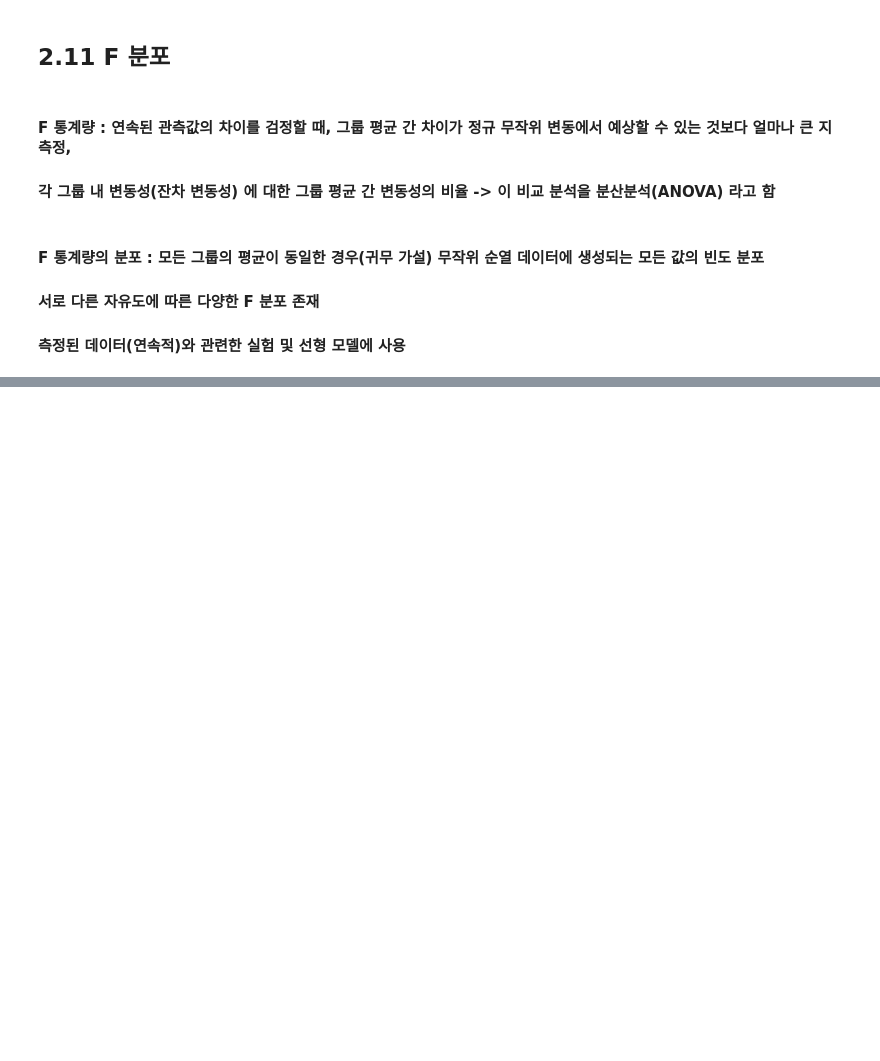
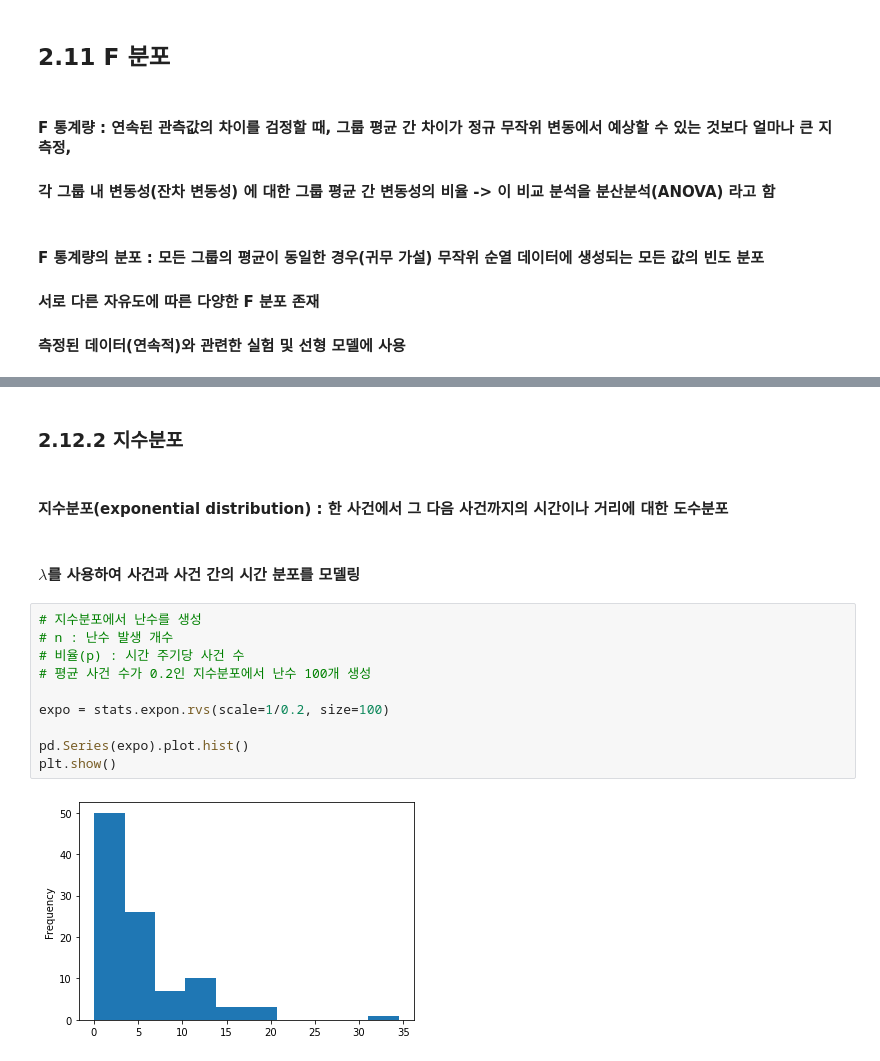
Before and after one commit to Minah-Seong/Practical-Statistics, a Jupyter notebook: 2_데이터와 표본분포.ipynb, the cells around one changed output, grey strips where cells are left out. Cells and saved outputs as stored; diff of their text form; blank space fills up the shorter version.

```diff
--- a/2_데이터와 표본분포.ipynb
+++ b/2_데이터와 표본분포.ipynb
@@ -290,0 +312,18 @@ stats.binom.cdf(2, n=5, p=0.1)
+# %% [markdown]
+### __2.12.2 지수분포__
+# %% [markdown]
+#### __지수분포(exponential distribution)__ : 한 사건에서 그 다음 사건까지의 시간이나 거리에 대한 도수분포
+# %% [markdown]
+#### $\lambda$를 사용하여 사건과 사건 간의 시간 분포를 모델링
+# %%
+# 지수분포에서 난수를 생성
+# n : 난수 발생 개수
+# 비율(p) : 시간 주기당 사건 수
+# 평균 사건 수가 0.2인 지수분포에서 난수 100개 생성
+
+expo = stats.expon.rvs(scale=1/0.2, size=100)
+
+pd.Series(expo).plot.hist()
+plt.show()
+# %% [output]
+[figure, added]
```
Also changed, not shown: parts of 12 cells of this notebook.
